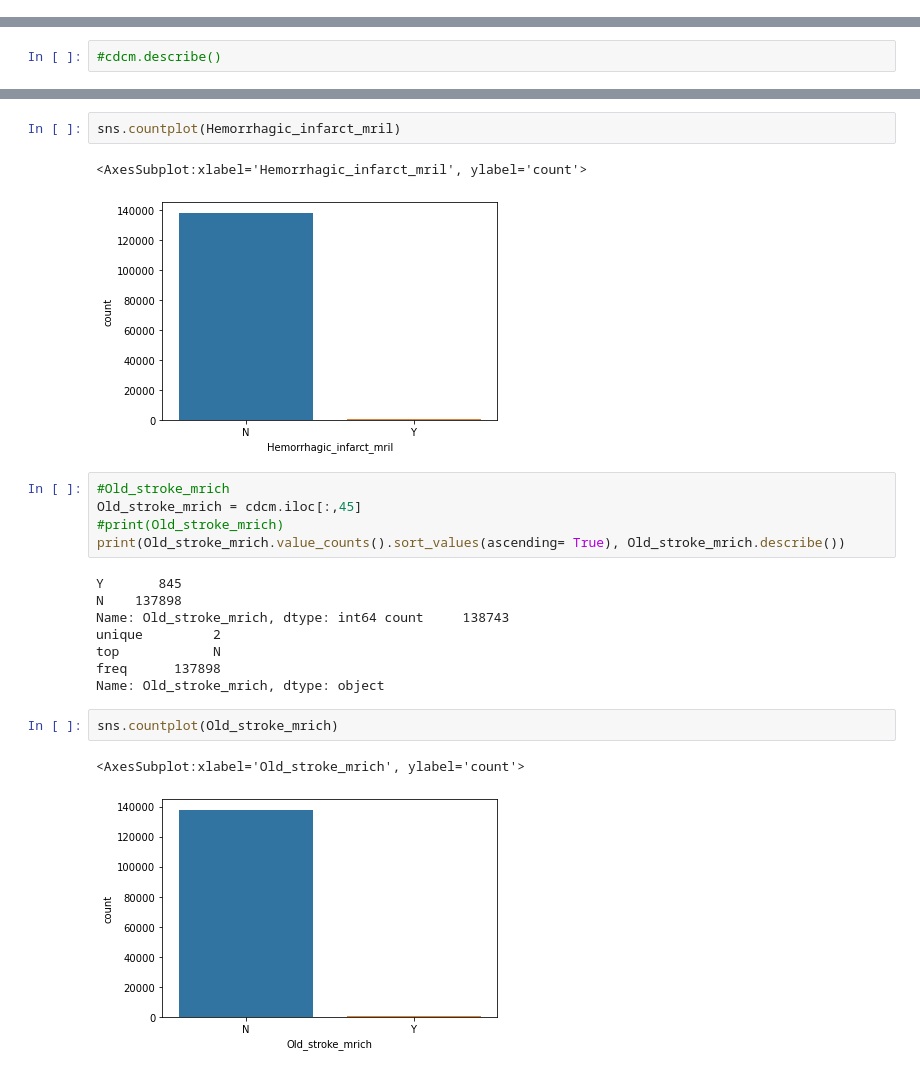
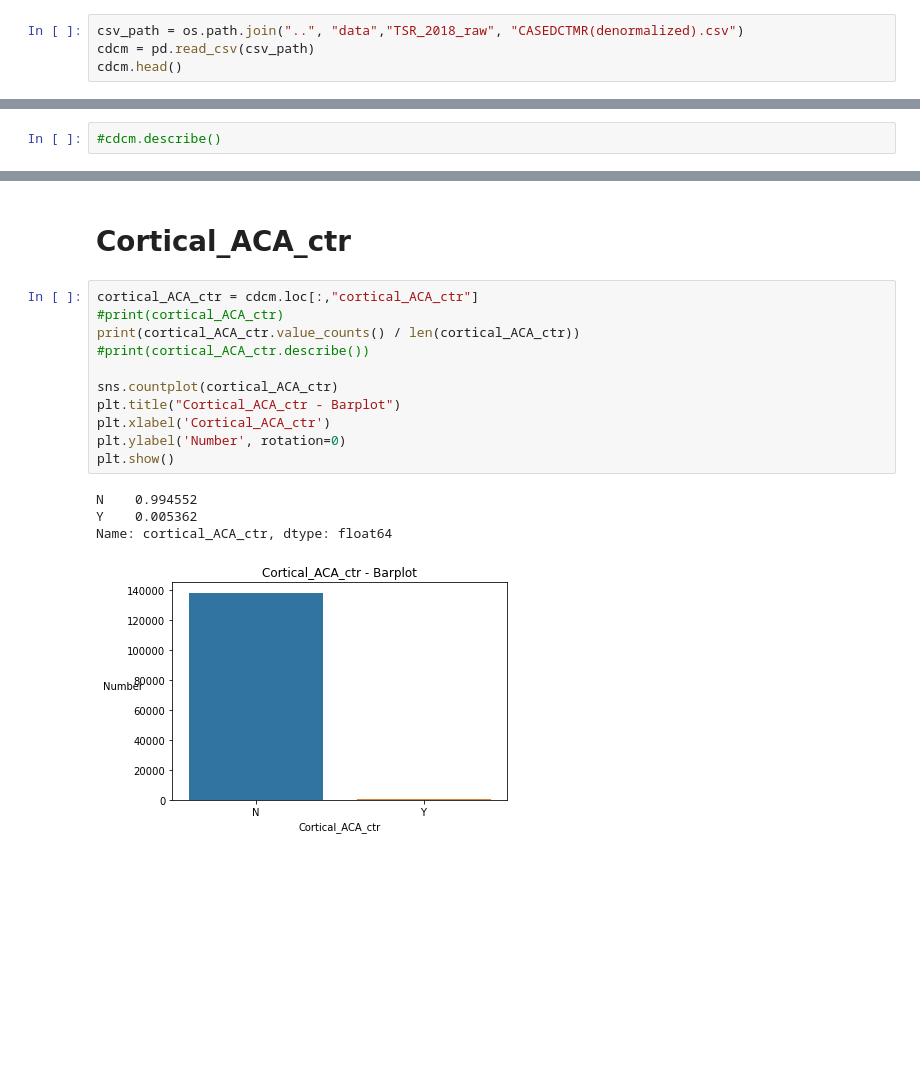
Before and after one commit to sn987532159/TSR_ML, a Jupyter notebook: data_exploration/Pre-visualisation - CASEDCTMR.ipynb, the cells around one changed output, grey strips where cells are left out. Saved outputs shown, nothing was run; the diff lists cells and outputs as text; blank space fills up the shorter version.

```diff
--- a/data_exploration/Pre-visualisation - CASEDCTMR.ipynb
+++ b/data_exploration/Pre-visualisation - CASEDCTMR.ipynb
@@ -15,0 +6,4 @@ cdcm.head()
+# %%
+csv_path = os.path.join("..", "data","TSR_2018_raw", "CASEDCTMR(denormalized).csv")
+cdcm = pd.read_csv(csv_path)
+cdcm.head()
@@ -787,23 +20,18 @@ Name: Hemorrhagic_infarct_mril, dtype: object
-# %%
-sns.countplot(Hemorrhagic_infarct_mril)
-# %% [output]
-<AxesSubplot:xlabel='Hemorrhagic_infarct_mril', ylabel='count'>
-[figure, removed]
-# %%
-#Old_stroke_mrich
-Old_stroke_mrich = cdcm.iloc[:,45]
-#print(Old_stroke_mrich)
-print(Old_stroke_mrich.value_counts().sort_values(ascending= True), Old_stroke_mrich.describe())
-# %% [output]
-Y       845
-N    137898
-Name: Old_stroke_mrich, dtype: int64 count     138743
-unique         2
-top            N
-freq      137898
-Name: Old_stroke_mrich, dtype: object
-# %%
-sns.countplot(Old_stroke_mrich)
-# %% [output]
-<AxesSubplot:xlabel='Old_stroke_mrich', ylabel='count'>
-[figure, removed]
+# %% [markdown]
+# Cortical_ACA_ctr
+# %%
+cortical_ACA_ctr = cdcm.loc[:,"cortical_ACA_ctr"]
+#print(cortical_ACA_ctr)
+print(cortical_ACA_ctr.value_counts() / len(cortical_ACA_ctr))
+#print(cortical_ACA_ctr.describe())
+
+sns.countplot(cortical_ACA_ctr)
+plt.title("Cortical_ACA_ctr - Barplot")
+plt.xlabel('Cortical_ACA_ctr')
+plt.ylabel('Number', rotation=0)
+plt.show()
+# %% [output]
+N    0.994552
+Y    0.005362
+Name: cortical_ACA_ctr, dtype: float64
+[figure, added]
```
Also changed, not shown: parts of 174 cells of this notebook, 6 other files.
